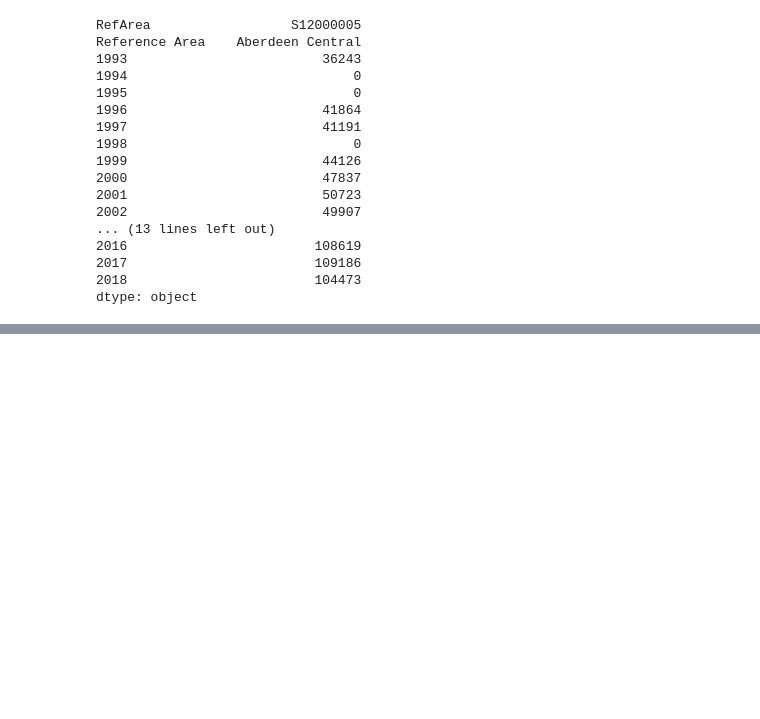
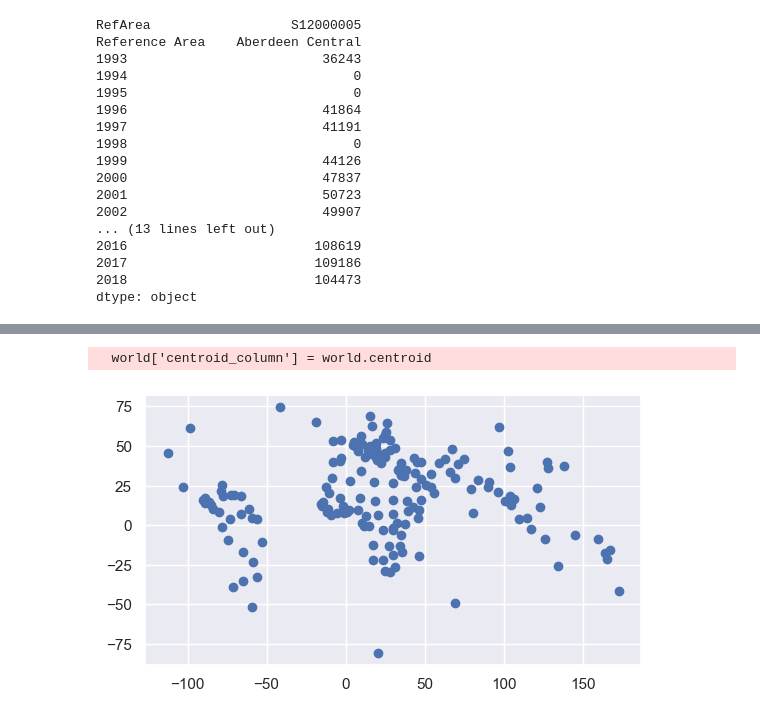
Before and after one commit to mfbenitezp/PY4SA_Course, a Jupyter notebook: Demos.ipynb, the cells around one changed output, grey strips where cells are left out. Saved outputs shown, nothing was run; the diff lists cells and outputs as text; code cells hidden in the pictures; blank space fills up the shorter version.

```diff
--- a/Demos.ipynb
+++ b/Demos.ipynb
@@ -770,0 +833,9 @@ dtype: object
+# %%
+world = geopandas.read_file(geopandas.datasets.get_path('naturalearth_lowres'))
+world['centroid_column'] = world.centroid
+world = world.set_geometry('centroid_column')
+world.plot()
+plt.show()
+# %% [output]
+  world['centroid_column'] = world.centroid
+[figure, added]
```
Also changed, not shown: parts of 8 cells of this notebook, 1 other file.
